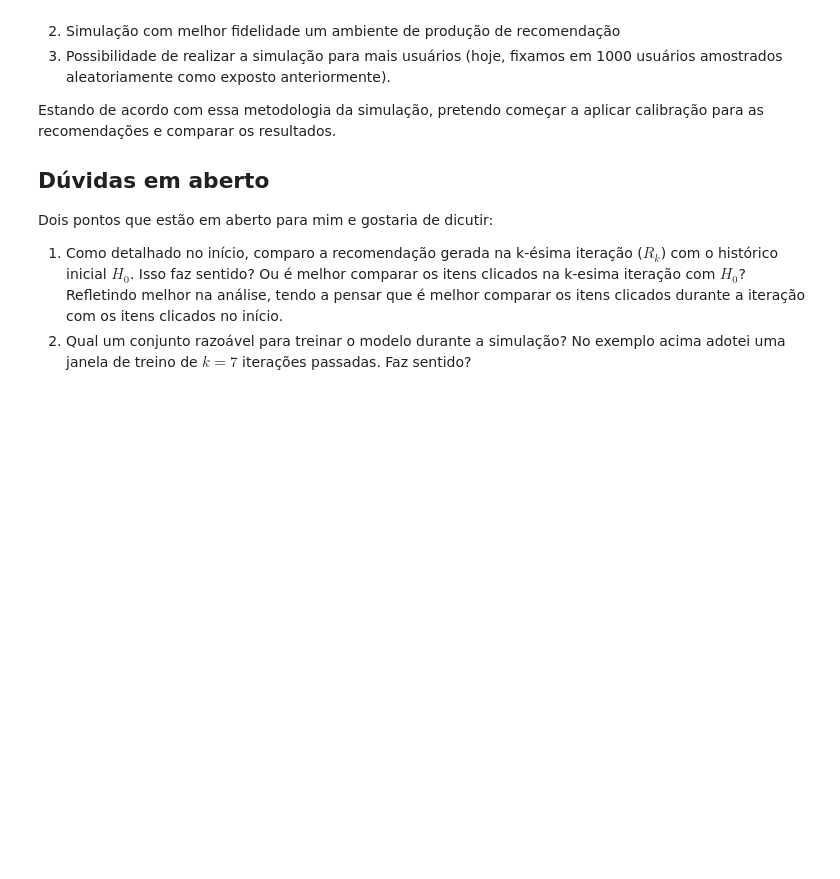
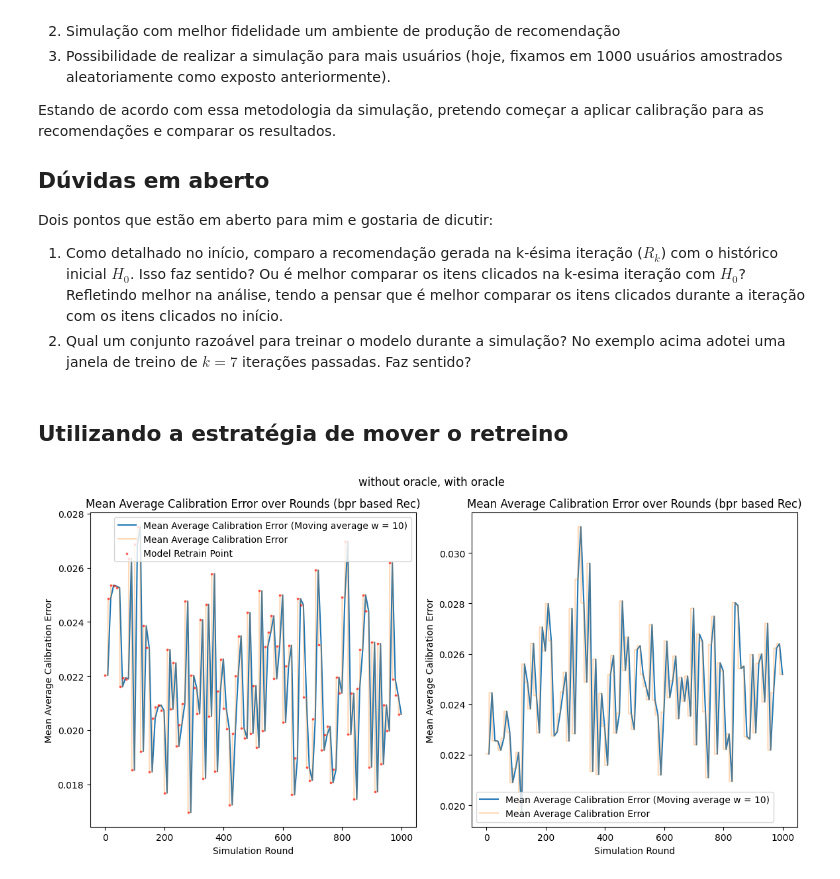
Before and after one commit to caiotda/dynamicTasteDistortion, a Jupyter notebook: data_exploration.ipynb, the cells around one changed output. Saved outputs shown, nothing was run; the diff lists cells and outputs as text; code cells hidden in the pictures; blank space fills up the shorter version.

```diff
--- a/data_exploration.ipynb
+++ b/data_exploration.ipynb
@@ -208,3 +208,13 @@ Dois pontos que estão em aberto para mim e gostaria de dicutir:
 
 1. Como detalhado no início, comparo a recomendação gerada na k-ésima iteração ($R_k$) com o histórico inicial $H_0$. Isso faz sentido? Ou é melhor comparar os itens clicados na k-esima iteração com $H_0$? Refletindo melhor na análise, tendo a pensar que é melhor comparar os itens clicados durante a iteração com os itens clicados no início.
 2. Qual um conjunto razoável para treinar o modelo durante a simulação? No exemplo acima adotei uma janela de treino de $k=7$ iterações passadas. Faz sentido?
+# %% [markdown]
+## Utilizando a estratégia de mover o retreino
+# %%
+rolling_exp = "bpr_no_oracle_experiment_with_rolling.yaml"
+rolling_with_oracle_exp = "bpr_with_oracle_experiment_with_rolling.yaml"
+big_one = "bpr_with_oracle_experiment_big_one.yaml"
+# %%
+plot_metric_comparison(rolling_exp, rolling_with_oracle_exp, metric_name="mace", title="without oracle, with oracle", graph="line", plot_retrain_points=True)
+# %% [output]
+[figure, added]
```
Also changed, not shown: parts of 3 cells of this notebook, 5 other files.
